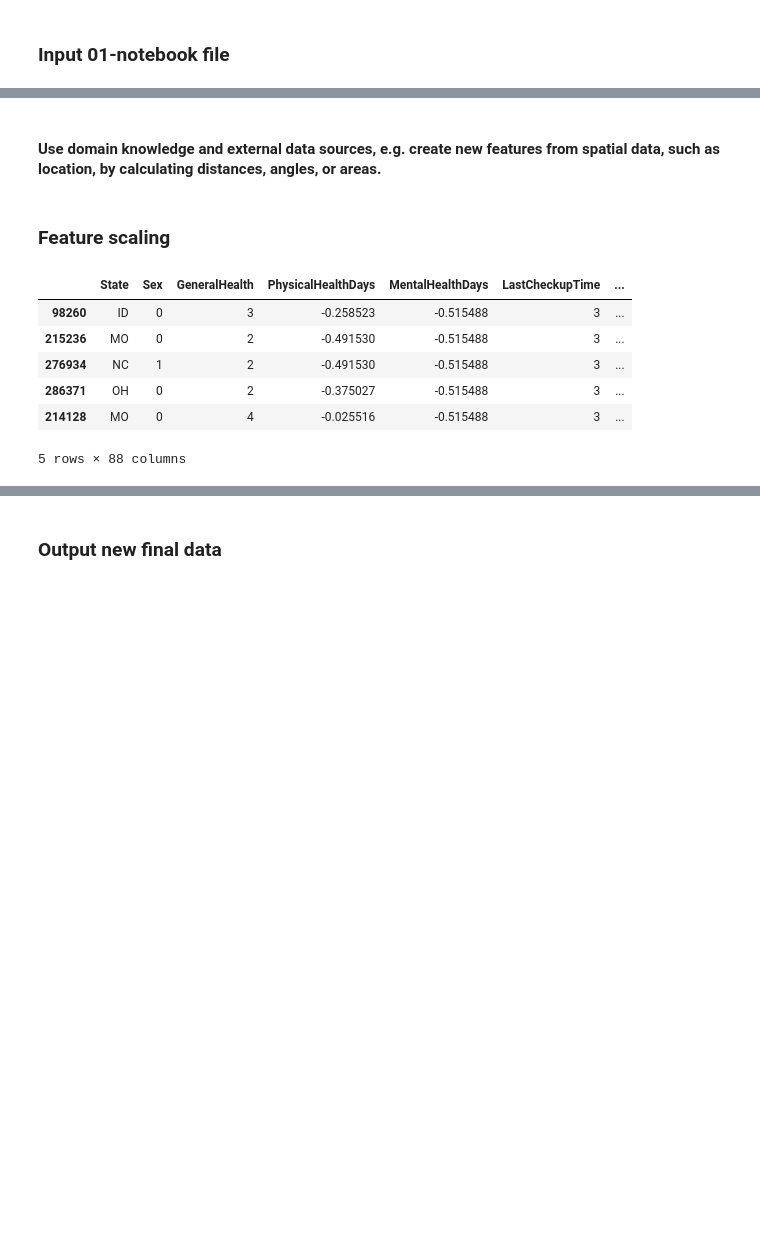
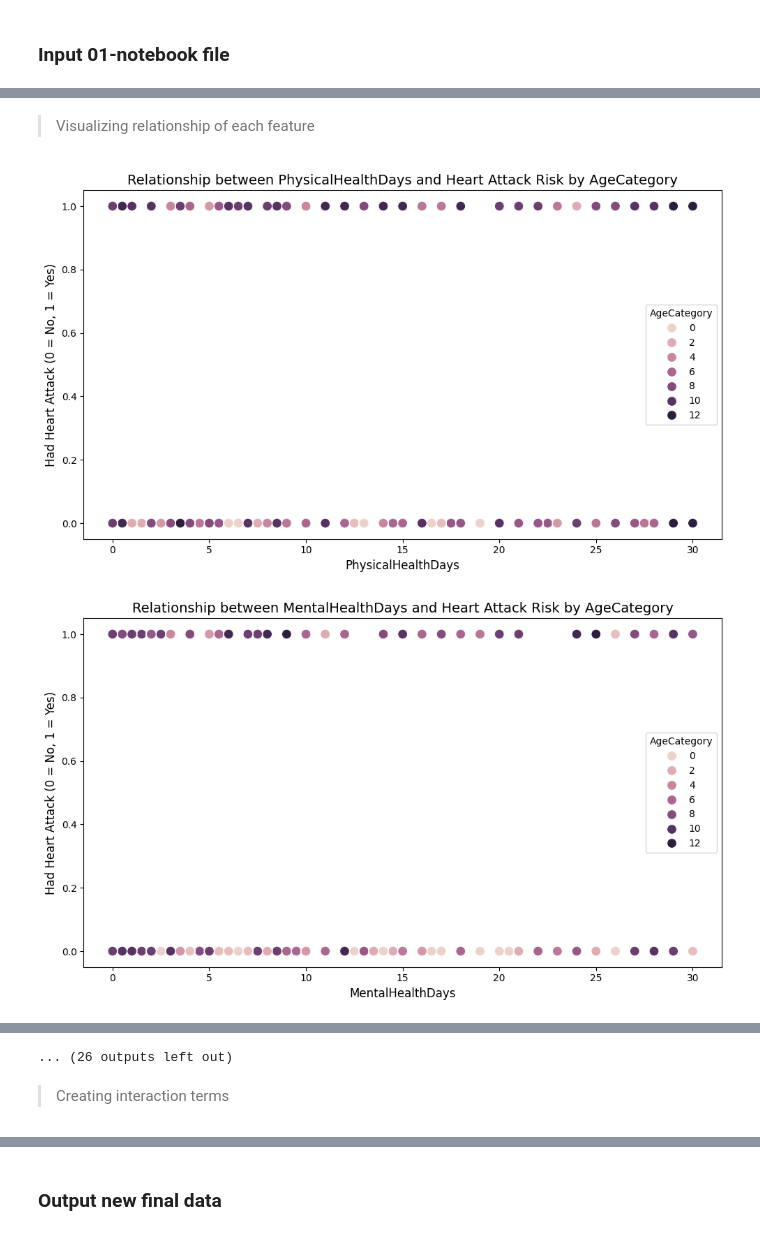
Before and after one commit to MaxChiu1122/ML-Project-with-Cathay-Life, a Jupyter notebook: notebooks/02_feature_engineering.ipynb, the cells around one changed output, grey strips where cells are left out. Saved outputs shown, nothing was run; the diff lists cells and outputs as text; code cells hidden in the pictures; blank space fills up the shorter version.

```diff
--- a/notebooks/02_feature_engineering.ipynb
+++ b/notebooks/02_feature_engineering.ipynb
@@ -131,11 +252,0 @@ df.sample(5)
-# %%
-numerical_columns = df.select_dtypes(include=['float64']).columns.tolist()
-poly = PolynomialFeatures(degree=2, include_bias=False)
-poly_features = poly.fit_transform(df[numerical_columns])
-
-# Create new column names for the polynomial features
-poly_features_df = pd.DataFrame(poly_features, columns=poly.get_feature_names_out(numerical_columns))
-
-# Concatenate the new polynomial features to the original DataFrame
-df = pd.concat([df, poly_features_df], axis=1)
-df.sample(5)
@@ -150,18 +253,44 @@ df.sample(5)
-# %% [markdown]
-#### Use domain knowledge and external data sources, e.g. create new features from spatial data, such as location, by calculating distances, angles, or areas.
-# %% [markdown]
-### Feature scaling
-# %%
-# Apply StandardScaler to the numerical columns
-scaler = StandardScaler()
-df[numerical_columns] = scaler.fit_transform(df[numerical_columns])
-
-df.sample(5)
-# %% [output]
-|  | State | Sex | GeneralHealth | PhysicalHealthDays | MentalHealthDays | LastCheckupTime | ... |
-| 98260 | ID | 0 | 3 | -0.258523 | -0.515488 | 3 | ... |
-| 215236 | MO | 0 | 2 | -0.491530 | -0.515488 | 3 | ... |
-| 276934 | NC | 1 | 2 | -0.491530 | -0.515488 | 3 | ... |
-| 286371 | OH | 0 | 2 | -0.375027 | -0.515488 | 3 | ... |
-| 214128 | MO | 0 | 4 | -0.025516 | -0.515488 | 3 | ... |
-5 rows × 88 columns
+# %% [markdown]
+> Visualizing relationship of each feature
+# %%
+import seaborn as sns
+
+
+# 定義特徵列表和目標變數
+features = df.drop(columns="HadHeartAttack")
+target = 'HadHeartAttack'
+
+# 選擇一個主要分類變數作為交互基準
+interaction_base = 'AgeCategory'
+
+# 定義連續變數和分類變數
+continuous_vars = ['PhysicalHealthDays', 'MentalHealthDays', 'SleepHours', 'HeightInMeters', 'WeightInKilograms', 'BMI']
+categorical_vars = [f for f in features if f not in continuous_vars and f != interaction_base]
+
+# 1. 連續變數：散點圖觀察交互作用（與AgeCategory）
+for feature in continuous_vars:
+    plt.figure(figsize=(10, 6))
+    sns.scatterplot(data=df, x=feature, y=target, hue=interaction_base, s=100)
+    plt.title(f'Relationship between {feature} and Heart Attack Risk by {interaction_base}', fontsize=14)
+    plt.xlabel(feature, fontsize=12)
+    plt.ylabel('Had Heart Attack (0 = No, 1 = Yes)', fontsize=12)
+    plt.legend(title=interaction_base)
+    plt.tight_layout()
+    plt.show()
+
+# 2. 分類變數：分組條形圖觀察交互作用（與AgeCategory）
+for feature in categorical_vars:
+    plt.figure(figsize=(10, 6))
+    # 計算每個組合下的心臟病比例
+    grouped = df.groupby([feature, interaction_base])[target].mean().reset_index()
+    sns.barplot(data=grouped, x=feature, y=target, hue=interaction_base)
+    plt.title(f'Heart Attack Risk by {feature} and {interaction_base}', fontsize=14)
+    plt.xlabel(feature, fontsize=12)
+    plt.ylabel('Proportion of Heart Attack (0-1)', fontsize=12)
+    plt.xticks(rotation=45, ha='right')
+    plt.legend(title=interaction_base)
+    plt.tight_layout()
+    plt.show()
+# %% [output]
+[figure, added]
+[figure, added]
@@ -167,0 +307,3 @@ df.sample(5)
+... (26 outputs left out)
+# %% [markdown]
+> Creating interaction terms
```
Also changed, not shown: parts of 28 cells of this notebook, 17 other files.
